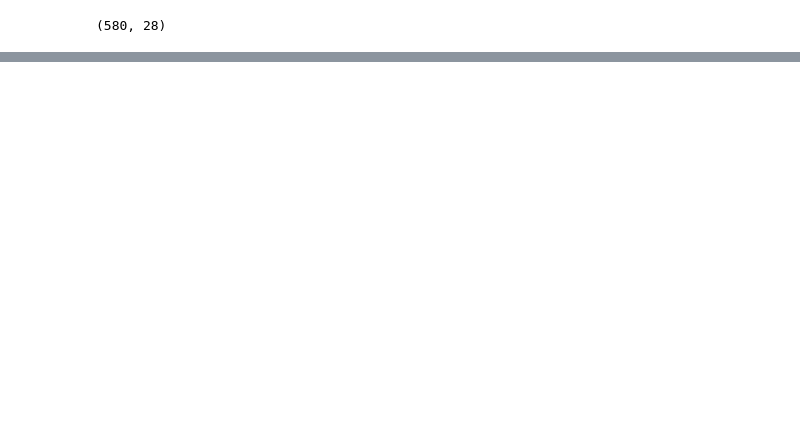
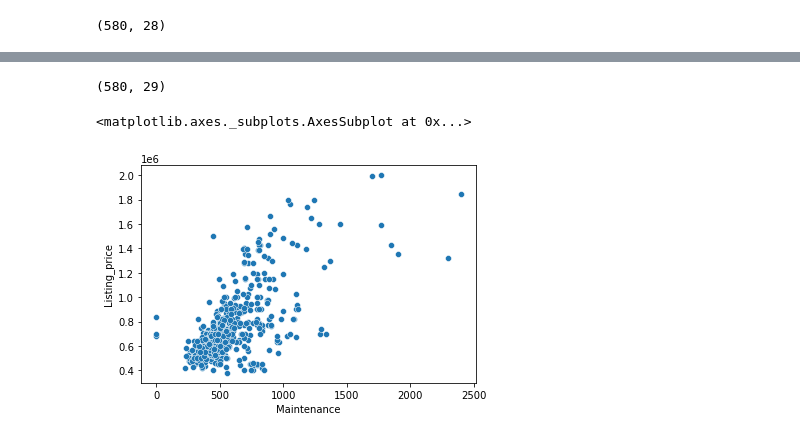
Before and after one commit to ffalohy/Toronto_listings_Part-I-Webscraping, a Jupyter notebook: GitHub_Webscraping_Part I.ipynb, the cells around one changed output, grey strips where cells are left out. Drawn from its saved outputs; the diff is of its cells as text; code cells hidden in the pictures; blank space fills up the shorter version.

```diff
--- a/GitHub_Webscraping_Part I.ipynb
+++ b/GitHub_Webscraping_Part I.ipynb
@@ -679,7 +643,7 @@ len(days_on_market)
-# %%
-my_df['Days_on_market'] = pd.Series(days_on_market, index = my_df.index)
+# %%
+# Determine capital gain
+my_df['Estimated_capital_gain'] = pd.Series(my_df["Sigma_estimate"]-my_df["Listing_price"])
 # %%
 my_df.shape
+# %% [output]
+(580, 29)
-# %%
-# Determine capital gain
-my_df['Estimated_capital_gain'] = pd.Series(my_df["Estimated_price"]-my_df["Price"])
@@ -692,0 +650,5 @@ num_days = my_df['Days_on_market'].astype('timedelta64[D]')
+# %%
+sns.scatterplot(x = my_df['Maintenance'], y = my_df['Listing_price'])
+# %% [output]
+<matplotlib.axes._subplots.AxesSubplot at 0x...>
+[figure, added]
```
Also changed, not shown: parts of 36 cells of this notebook.
